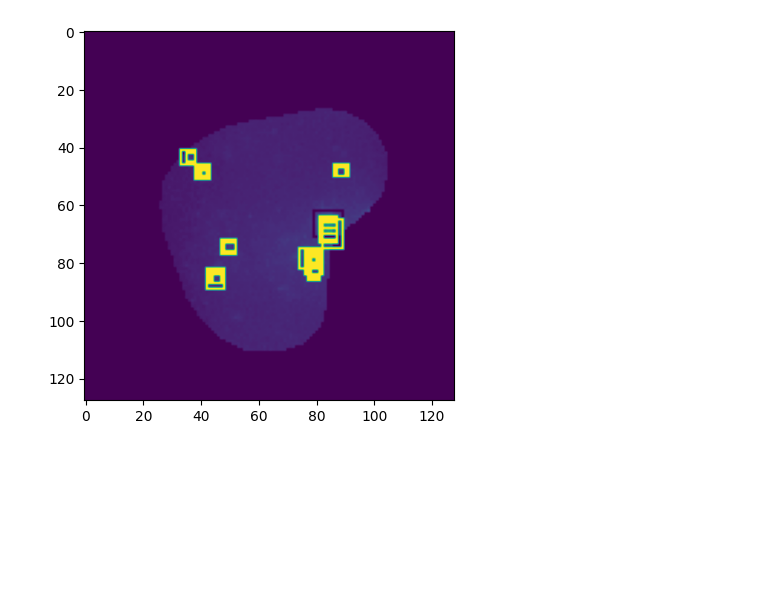
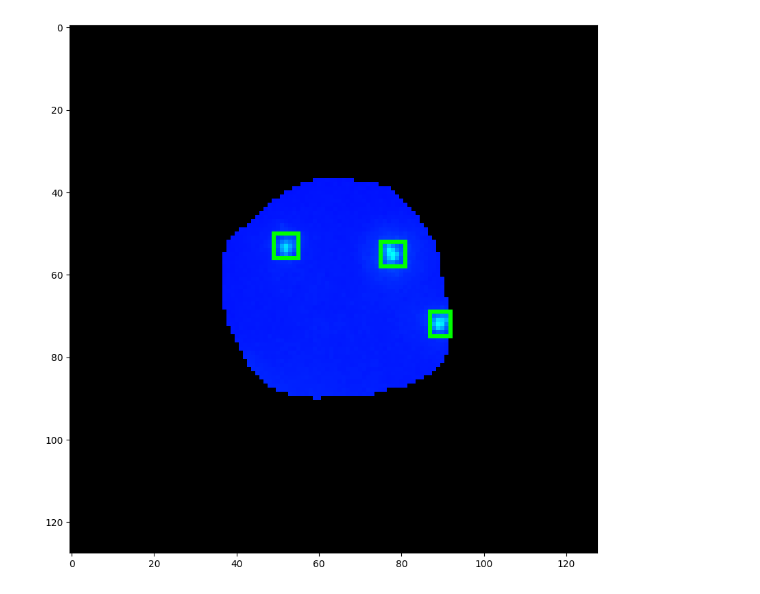
Before and after one commit to SimonBon/FISHClass, a Jupyter notebook: evaluation/check_fasterrcnn.ipynb, the cells around one changed output. Drawn from its saved outputs; the diff is of its cells as text; code cells hidden in the pictures; blank space fills up the shorter version.

```diff
--- a/evaluation/check_fasterrcnn.ipynb
+++ b/evaluation/check_fasterrcnn.ipynb
@@ -8,5 +10,6 @@ import matplotlib.pyplot as plt
 # %%
 device = best_gpu()
-model = get_top_model("/home/simon_g/src/testing/trained_models/fasterrcnn/green_mask")
-dataset = MYCN("/data_isilon_main/isilon_images/10_MetaSystems/MetaSystemsData/MYCN_SpikeIn/results/h5/dilutions_cleaned.h5", "S2", transform=None, norm_type=None, channels=["green"], mask=True, n=100)
+model = torch.load(get_top_model("/data_isilon_main/isilon_images/10_MetaSystems/MetaSystemsData/MYCN_SpikeIn/TRAIN_RESULTS/FASTER-R-CNN/EXP_2"))["model"]
+sample = "SK-N-SH"
+dataset = MYCN(f"/data_isilon_main/isilon_images/10_MetaSystems/MetaSystemsData/MYCN_SpikeIn/CELLINES/{sample}/{sample}.h5", sample, transform=None, norm_type=model.norm_type, channels=model.channels, mask=model.mask)#model.mask)
 dataloader = DataLoader(dataset, batch_size=16, shuffle=False)
@@ -17,11 +18,12 @@ model.to(device)
 model.eval()
 
 ims = []
-for X, y in dataloader:
+for X, y in tqdm(dataloader):
     pred = [{k: v.cpu().detach().numpy() for k,v in pred.items()} for pred in model(X.to(device))]
     for im, dic in zip(X, pred):
         dic["image"] = im
-    ims.extend([bbox_on_image(pred_dict, ret=True, threshold=0) for pred_dict in pred])
+    ims.extend([bbox_on_image(pred_dict, ret=True, threshold=.5) for pred_dict in pred])
+    if len(ims) >= 500:
+        break
 
-
-#gridPlot(ims)
+gridPlot(ims, sz=(10,10))
@@ -28,5 +33,6 @@ for X, y in dataloader:
 # %%
-plt.imshow(ims[75][...,1])
+plt.rcParams["figure.figsize"] = 10,10
+plt.imshow(ims[35])
 plt.show()
 # %% [output]
-[figure, old version]
+[figure, new version]
```
Also changed, not shown: parts of 5 cells of this notebook, 27 other files.
